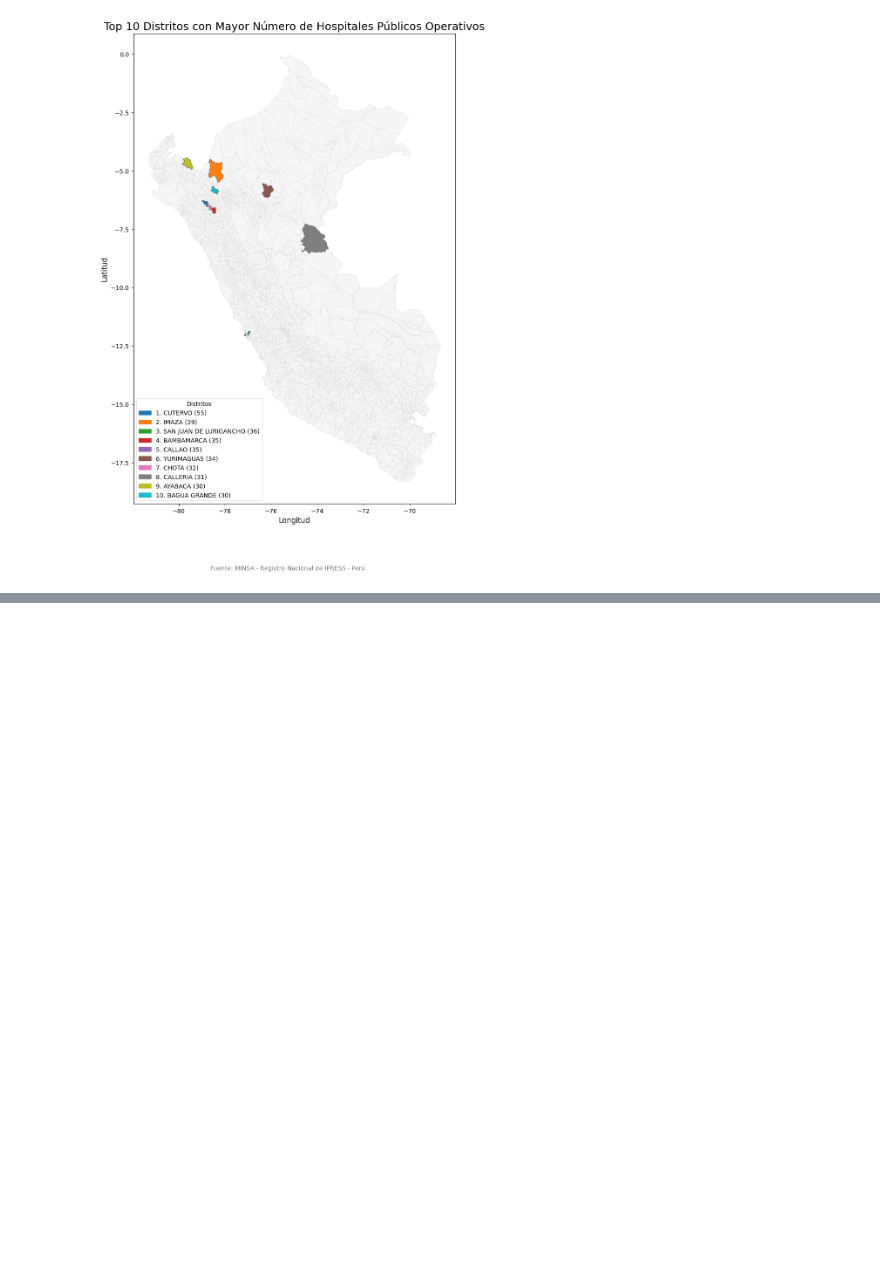
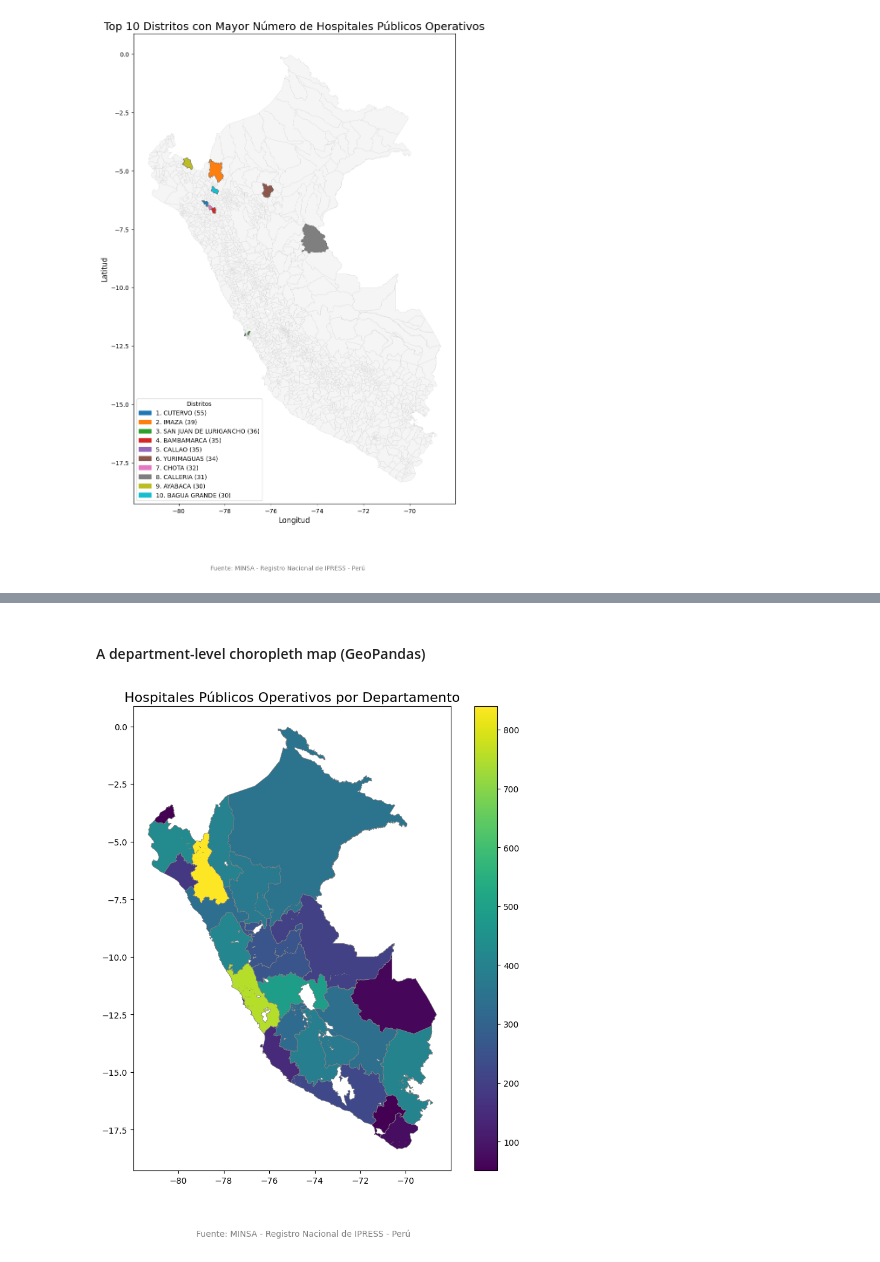
Before and after one commit to wiricardo/Hospitals-Access-Peru, a Jupyter notebook: code/static_maps.ipynb, the cells around one changed output, grey strips where cells are left out. Saved outputs shown, nothing was run; the diff lists cells and outputs as text; code cells hidden in the pictures; blank space fills up the shorter version.

```diff
--- a/code/static_maps.ipynb
+++ b/code/static_maps.ipynb
@@ -175,0 +254,34 @@ plt.show()
+# %% [markdown]
+#### A department-level choropleth map (GeoPandas)
+# %%
+
+dept_drop_dup = publicos_op[['UBIGEO', 'DEPARTAMENTO']].drop_duplicates()
+
+maps_dept = maps.merge(dept_drop_dup, on='UBIGEO', how='left')
+
+departamentos_shp = maps_dept.dissolve(by='DEPARTAMENTO', as_index=False)
+
+
+departamentos_shp['DEPARTAMENTO'] = departamentos_shp['DEPARTAMENTO'].str.strip().str.upper()
+dept_counts['DEPARTAMENTO'] = dept_counts['DEPARTAMENTO'].str.strip().str.upper()
+
+
+dept_map = departamentos_shp.merge(dept_counts, on='DEPARTAMENTO', how='left')
+dept_map['TOTAL_HOSPITALES'] = dept_map['TOTAL_HOSPITALES'].fillna(0).astype(int)
+
+fig, ax = plt.subplots(figsize=(10,10))
+dept_map.plot(
+    column='TOTAL_HOSPITALES',
+    linewidth=0.5,
+    edgecolor='gray',
+    legend=True,
+    ax=ax
+)
+ax.set_title("Hospitales Públicos Operativos por Departamento", fontsize=16)
+fig.text(0.5, 0.001, "Fuente: MINSA - Registro Nacional de IPRESS - Perú",
+         ha="center", fontsize=10, color="gray")
+
+fig.savefig('../output/map_department_level_choropleth_map.png', dpi=300, bbox_inches='tight')
+plt.show()
+# %% [output]
+[figure, added]
```
Also changed, not shown: parts of 9 cells of this notebook, 3 other files.
